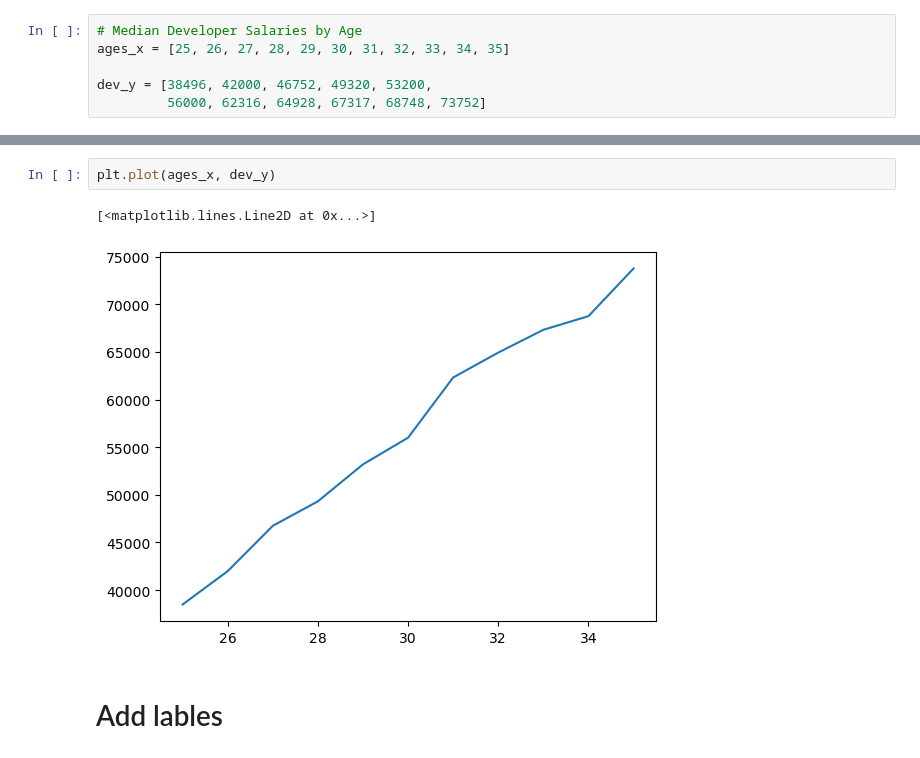
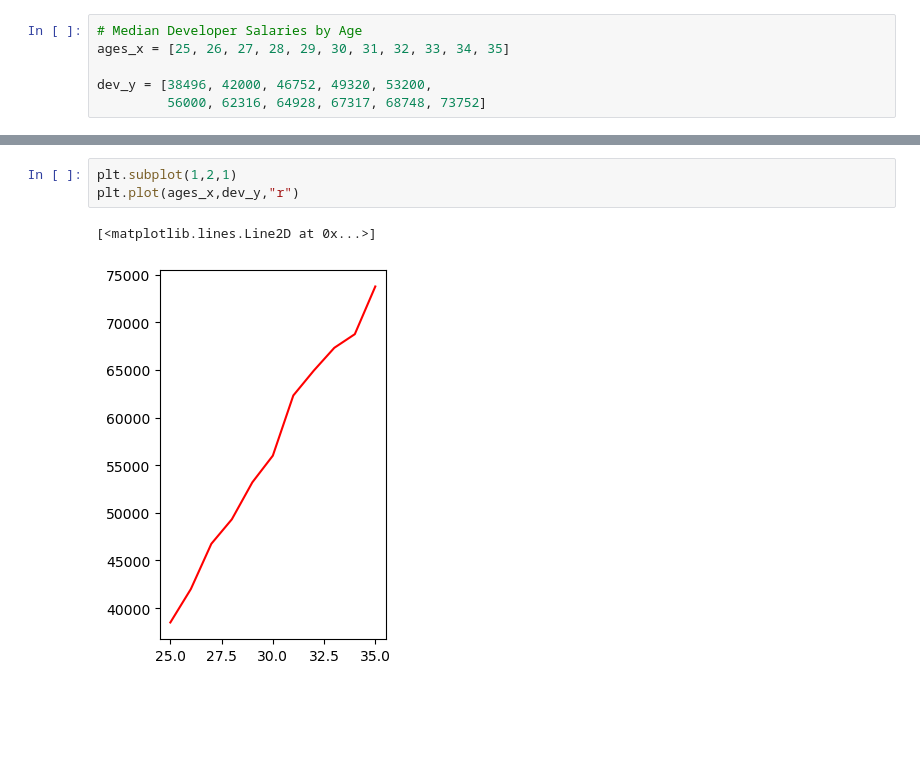
Before and after one commit to ponjagannath/matplotlib, a Jupyter notebook: first plot.ipynb, the cells around one changed output, grey strips where cells are left out. Drawn from its saved outputs; the diff is of its cells as text; blank space fills up the shorter version.

```diff
--- a/first plot.ipynb
+++ b/first plot.ipynb
@@ -9,7 +19,6 @@ dev_y = [38496, 42000, 46752, 49320, 53200,
 # %%
-plt.plot(ages_x, dev_y)
+plt.subplot(1,2,1)
+plt.plot(ages_x,dev_y,"r")
 # %% [output]
 [<matplotlib.lines.Line2D at 0x...>]
-[figure, old version]
+[figure, new version]
-# %% [markdown]
-# Add lables
```
Also changed, not shown: parts of 10 cells of this notebook.
